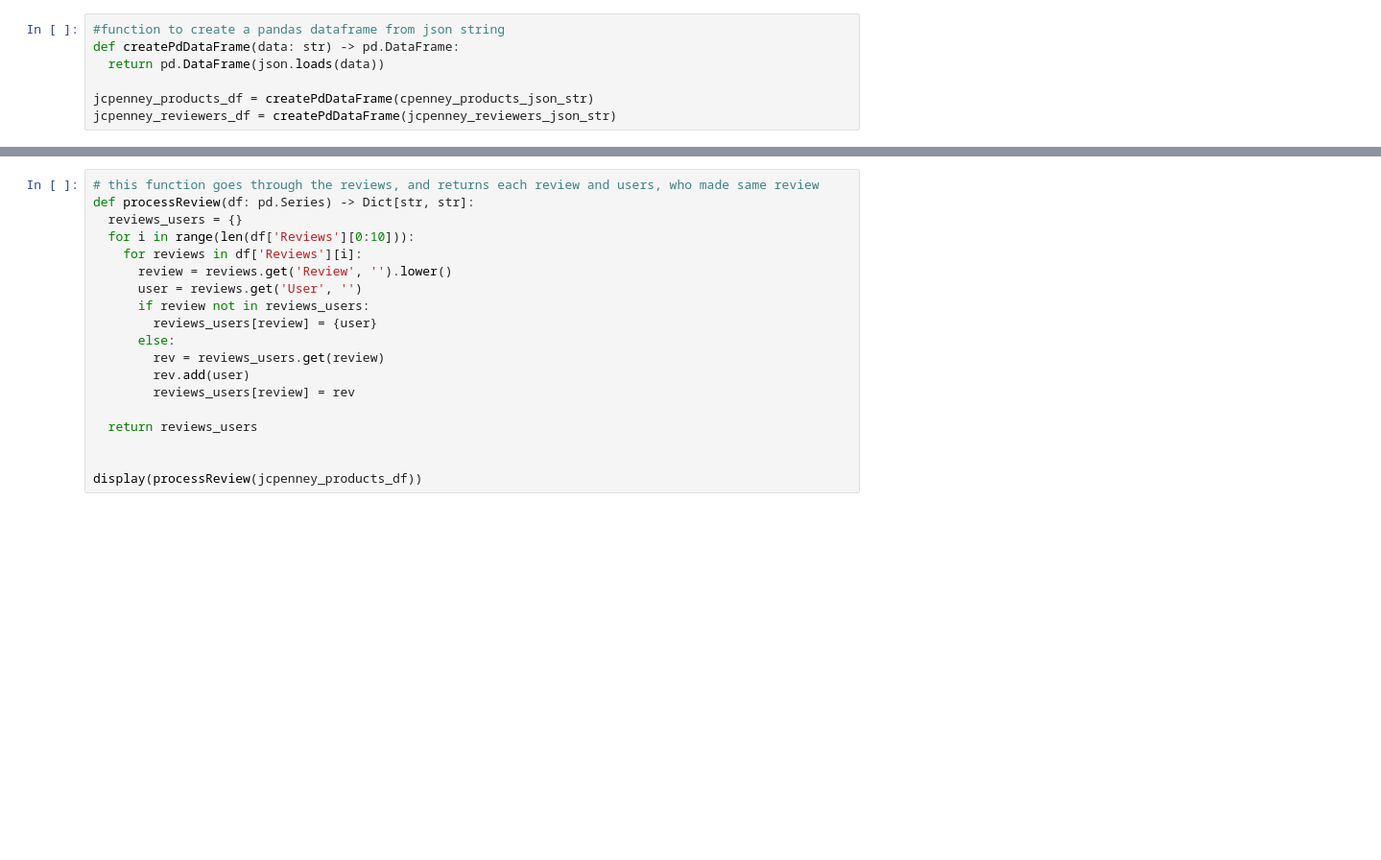
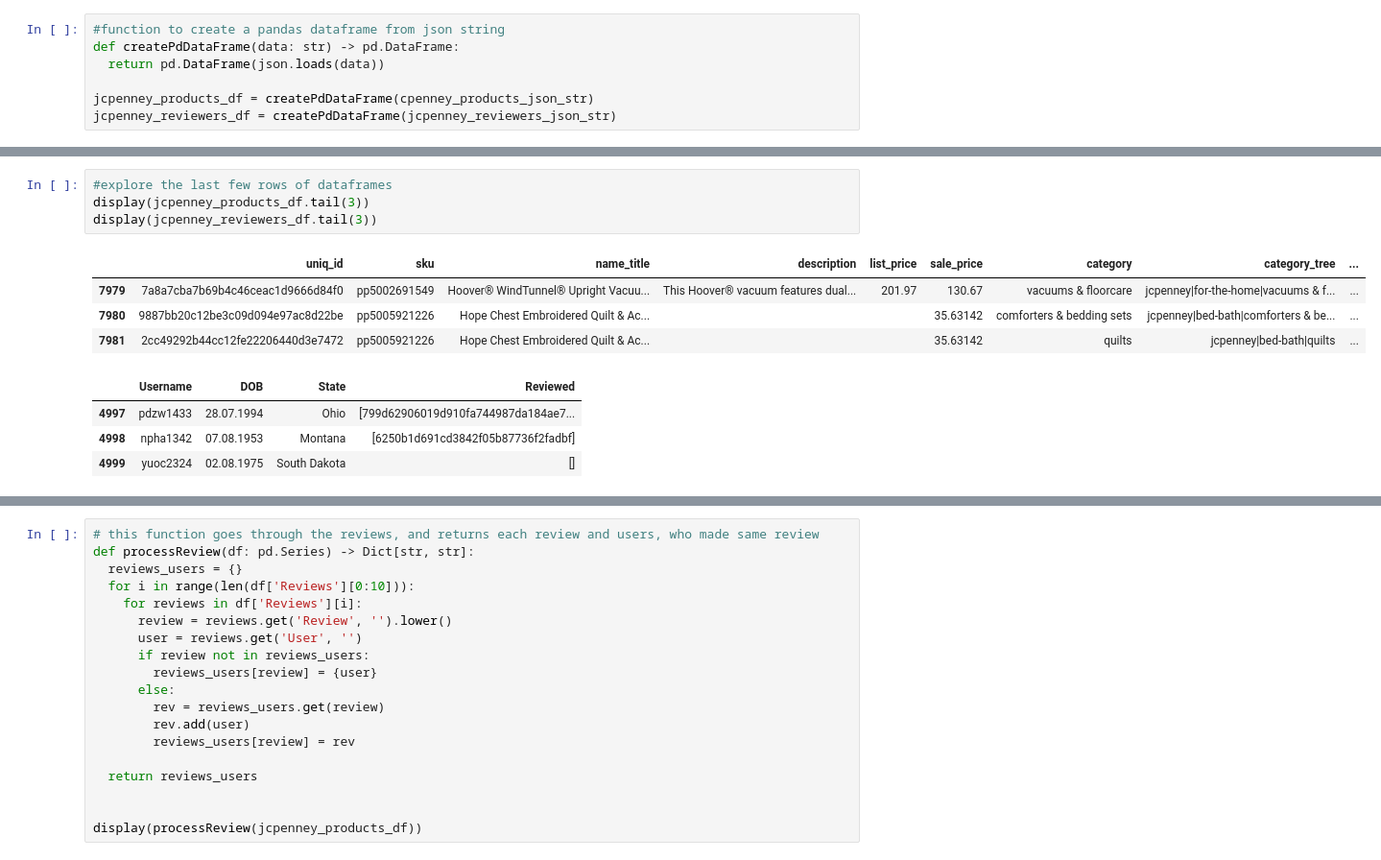
Before and after one commit to ovieimara/ITNPBD2, a Jupyter notebook: Assignment_ITNPBD2.ipynb, the cells around one changed output, grey strips where cells are left out. Shown at 96% size. Drawn from its saved outputs; the diff is of its cells as text; blank space fills up the shorter version.

```diff
--- a/Assignment_ITNPBD2.ipynb
+++ b/Assignment_ITNPBD2.ipynb
@@ -196,0 +204,13 @@ jcpenney_products_df.describe()
+# %%
+#explore the last few rows of dataframes
+display(jcpenney_products_df.tail(3))
+display(jcpenney_reviewers_df.tail(3))
+# %% [output]
+|  | uniq_id | sku | name_title | description | list_price | sale_price | category | category_tree | ... |
+| 7979 | 7a8a7cba7b69b4c46ceac1d9666d84f0 | pp5002691549 | Hoover® WindTunnel® Upright Vacuu... | This Hoover® vacuum features dual... | 201.97 | 130.67 | vacuums & floorcare | jcpenney|for-the-home|vacuums & f... | ... |
+| 7980 | 9887bb20c12be3c09d094e97ac8d22be | pp5005921226 | Hope Chest Embroidered Quilt & Ac... |  |  | 35.63142 | comforters & bedding sets | jcpenney|bed-bath|comforters & be... | ... |
+| 7981 | 2cc49292b44cc12fe22206440d3e7472 | pp5005921226 | Hope Chest Embroidered Quilt & Ac... |  |  | 35.63142 | quilts | jcpenney|bed-bath|quilts | ... |
+|  | Username | DOB | State | Reviewed |
+| 4997 | pdzw1433 | 28.07.1994 | Ohio | [799d62906019d910fa744987da184ae7... |
+| 4998 | npha1342 | 07.08.1953 | Montana | [6250b1d691cd3842f05b87736f2fadbf] |
+| 4999 | yuoc2324 | 02.08.1975 | South Dakota | [] |
```
Also changed, not shown: parts of 39 cells of this notebook.
